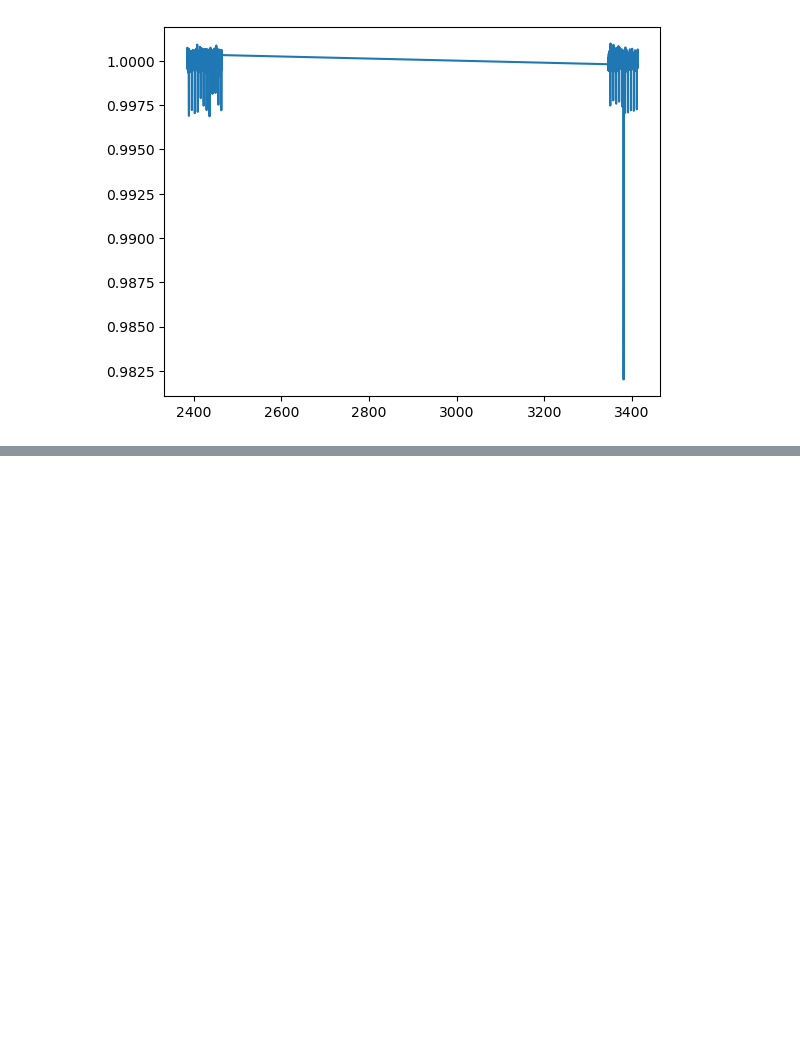
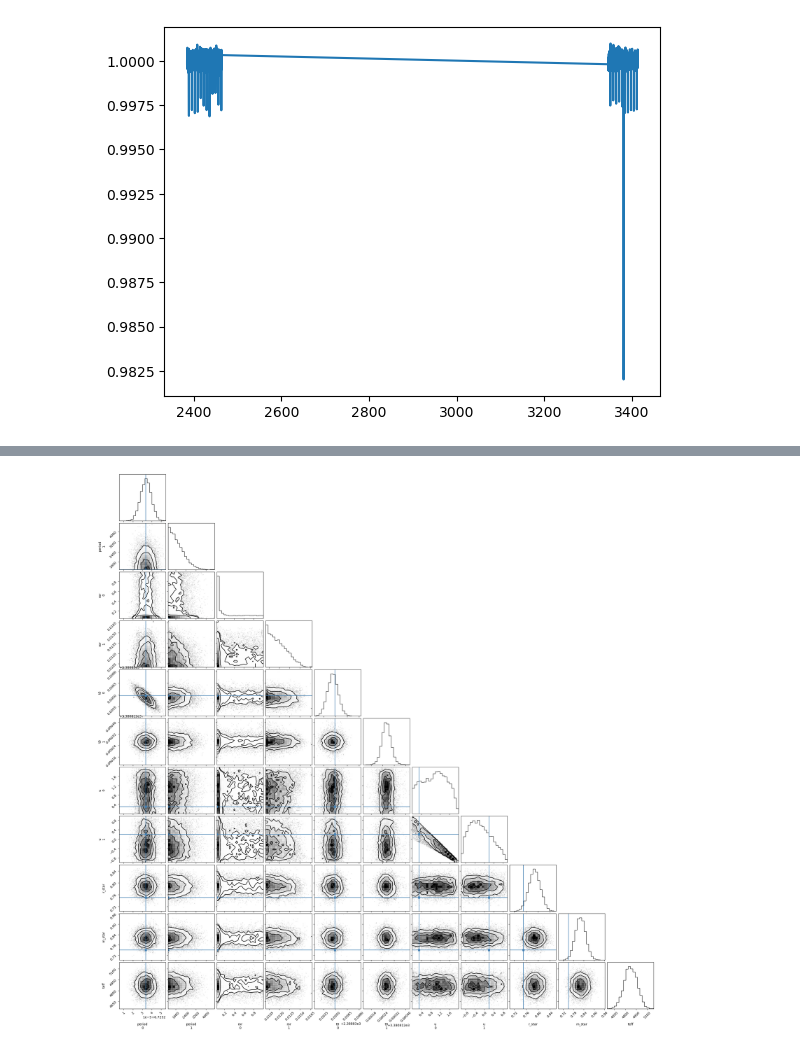
Before and after one commit to angelis21/epic-exo, a Jupyter notebook: fitting_a_detrended_lightcurve.ipynb, the cells around one changed output, grey strips where cells are left out. Saved outputs shown, nothing was run; the diff lists cells and outputs as text; code cells hidden in the pictures; blank space fills up the shorter version.

```diff
--- a/fitting_a_detrended_lightcurve.ipynb
+++ b/fitting_a_detrended_lightcurve.ipynb
@@ -135,0 +207,11 @@ earthMass
+# %%
+with model:
+    trace = pmx.sample(
+        tune=1000,
+        draws=5000,
+        start=map_soln,
+        cores=2,
+        chains=2,
+        target_accept=0.9,
+        return_inferencedata=True,
+    )
@@ -135,0 +243,16 @@ earthMass
+# %%
+import corner
+
+truth = dict(
+    zip(
+        ["period", "ror", "t0", "u", "r_star", "m_star", "teff"],
+        pmx.eval_in_model([period, ror, t0, ustar, r_star, m_star, teff], model.test_point, model=model),
+    )
+)
+_ = corner.corner(
+    trace,
+    var_names=["period", "ror", "t0", "u", "r_star", "m_star", "teff"],
+    truths=truth,
+)
+# %% [output]
+[figure, added]
```
Also changed, not shown: parts of 11 cells of this notebook.
